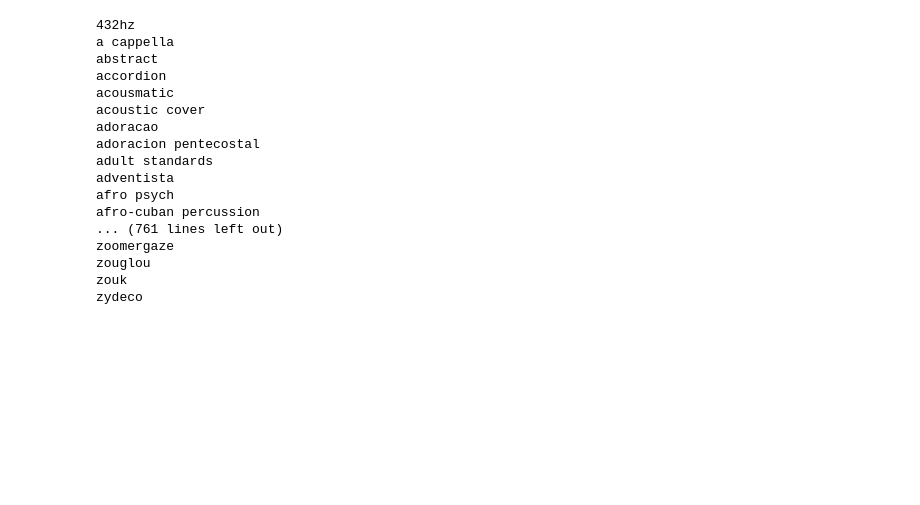
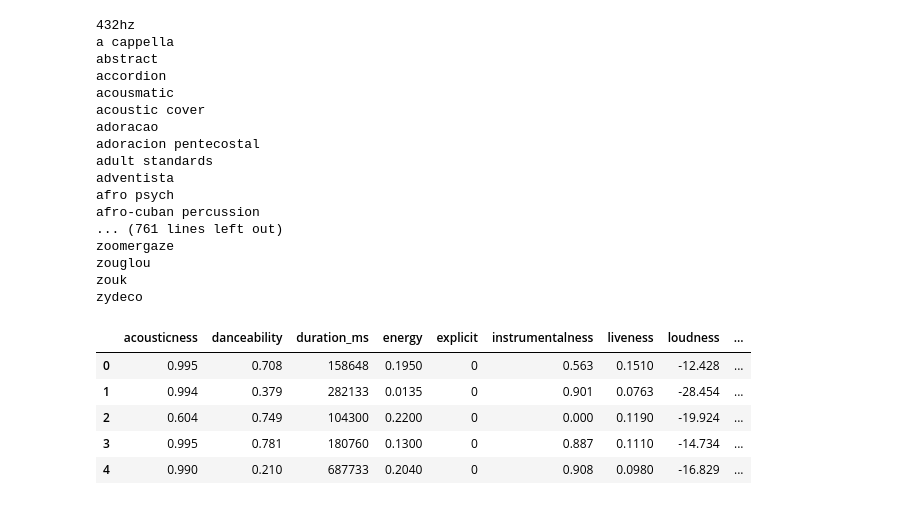
Before and after one commit to moraditya/spotify-time-series, a Jupyter notebook: data-analysis/spotify-EDA.ipynb, the cells around one changed output. Saved outputs shown, nothing was run; the diff lists cells and outputs as text; code cells hidden in the pictures; blank space fills up the shorter version.

```diff
--- a/data-analysis/spotify-EDA.ipynb
+++ b/data-analysis/spotify-EDA.ipynb
@@ -453,3 +453,15 @@ zoomergaze
 zouglou
 zouk
 zydeco
+# %%
+# drop genres and broad_genres from streams_df_broader dataframe
+
+streams_df_broader = streams_df_broader.drop(columns = ['genres','broad_genre'])
+streams_df_broader.head()
+# %% [output]
+|  | acousticness | danceability | duration_ms | energy | explicit | instrumentalness | liveness | loudness | ... |
+| 0 | 0.995 | 0.708 | 158648 | 0.1950 | 0 | 0.563 | 0.1510 | -12.428 | ... |
+| 1 | 0.994 | 0.379 | 282133 | 0.0135 | 0 | 0.901 | 0.0763 | -28.454 | ... |
+| 2 | 0.604 | 0.749 | 104300 | 0.2200 | 0 | 0.000 | 0.1190 | -19.924 | ... |
+| 3 | 0.995 | 0.781 | 180760 | 0.1300 | 0 | 0.887 | 0.1110 | -14.734 | ... |
+| 4 | 0.990 | 0.210 | 687733 | 0.2040 | 0 | 0.908 | 0.0980 | -16.829 | ... |
```
Also changed, not shown: parts of 1 cell of this notebook.
